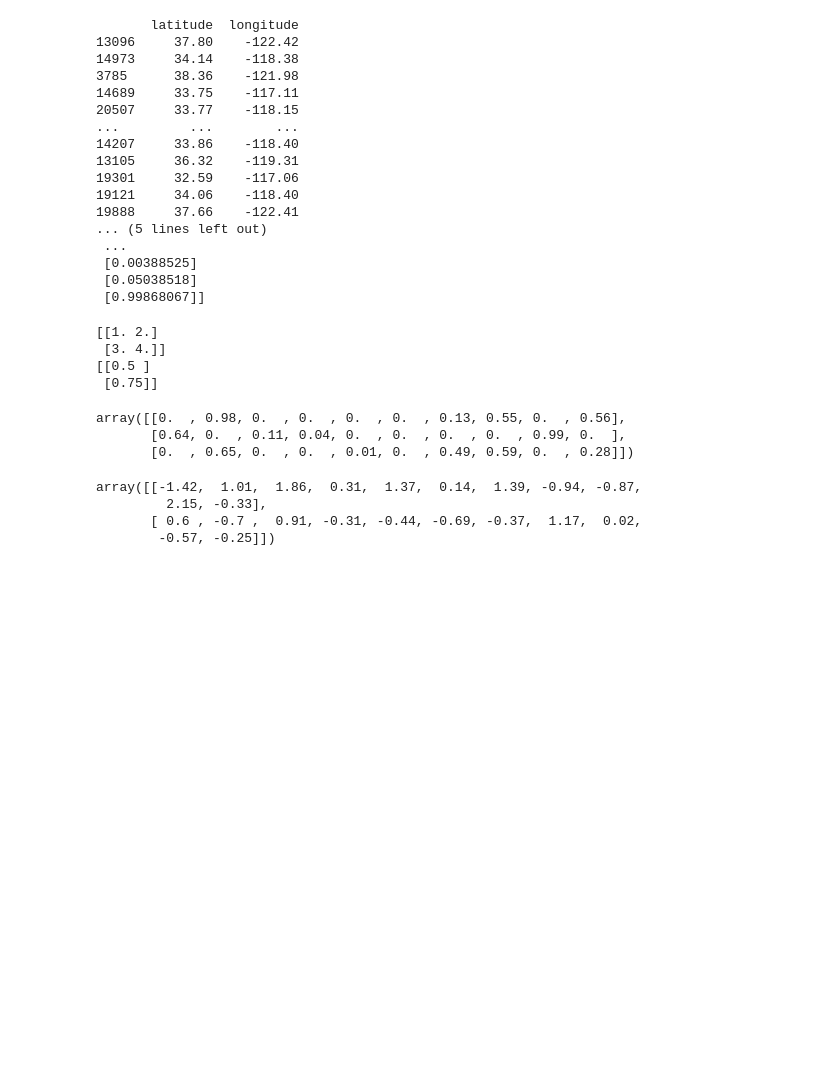
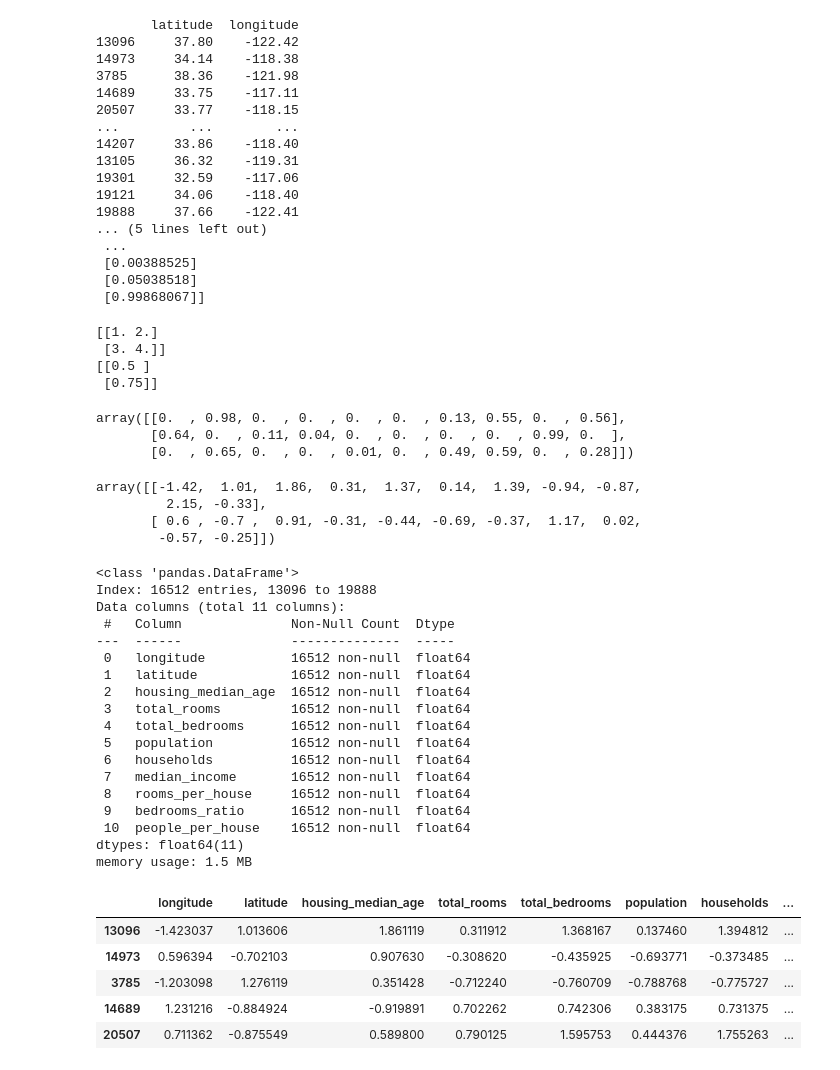
Before and after one commit to atamez6/housing_prediction, a Jupyter notebook: 02.ipynb, the cells around one changed output. Cells and saved outputs as stored; diff of their text form; code cells hidden in the pictures; blank space fills up the shorter version.

```diff
--- a/02.ipynb
+++ b/02.ipynb
@@ -609,3 +609,31 @@ array([[-1.42,  1.01,  1.86,  0.31,  1.37,  0.14,  1.39, -0.94, -0.87,
         -0.57, -0.25]])
 # %%
 df_housing_num_prepared = pd.DataFrame(housing_2_num_prepared,columns=num_pipeline.get_feature_names_out(),index=housing_2_num.index)
+# %%
+df_housing_num_prepared.info()
+df_housing_num_prepared.head(5)
+# %% [output]
+<class 'pandas.DataFrame'>
+Index: 16512 entries, 13096 to 19888
+Data columns (total 11 columns):
+ #   Column              Non-Null Count  Dtype
+---  ------              --------------  -----
+ 0   longitude           16512 non-null  float64
+ 1   latitude            16512 non-null  float64
+ 2   housing_median_age  16512 non-null  float64
+ 3   total_rooms         16512 non-null  float64
+ 4   total_bedrooms      16512 non-null  float64
+ 5   population          16512 non-null  float64
+ 6   households          16512 non-null  float64
+ 7   median_income       16512 non-null  float64
+ 8   rooms_per_house     16512 non-null  float64
+ 9   bedrooms_ratio      16512 non-null  float64
+ 10  people_per_house    16512 non-null  float64
+dtypes: float64(11)
+memory usage: 1.5 MB
+|  | longitude | latitude | housing_median_age | total_rooms | total_bedrooms | population | households | ... |
+| 13096 | -1.423037 | 1.013606 | 1.861119 | 0.311912 | 1.368167 | 0.137460 | 1.394812 | ... |
+| 14973 | 0.596394 | -0.702103 | 0.907630 | -0.308620 | -0.435925 | -0.693771 | -0.373485 | ... |
+| 3785 | -1.203098 | 1.276119 | 0.351428 | -0.712240 | -0.760709 | -0.788768 | -0.775727 | ... |
+| 14689 | 1.231216 | -0.884924 | -0.919891 | 0.702262 | 0.742306 | 0.383175 | 0.731375 | ... |
+| 20507 | 0.711362 | -0.875549 | 0.589800 | 0.790125 | 1.595753 | 0.444376 | 1.755263 | ... |
```
Also changed, not shown: parts of 4 cells of this notebook, 1 other file.
